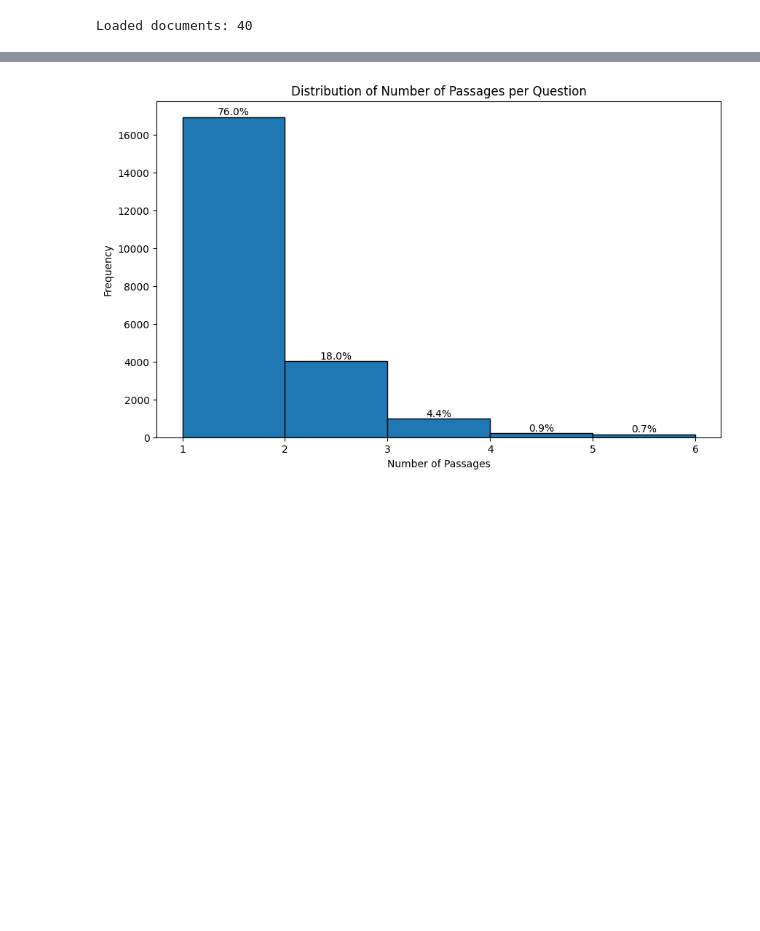
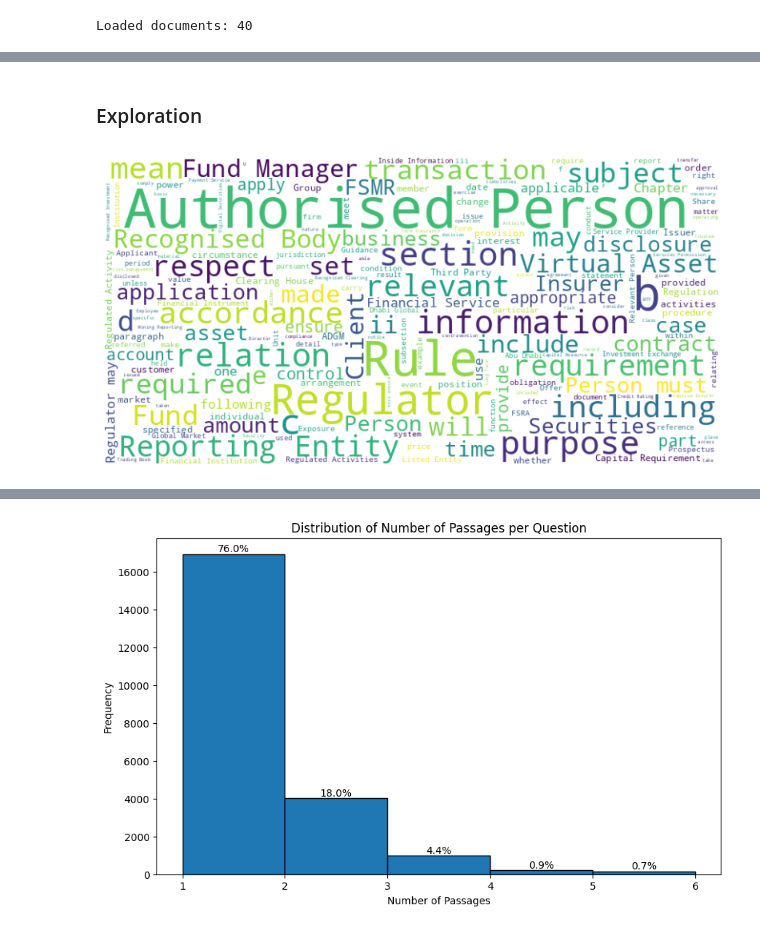
Before and after one commit to davidsequera/LegalRanker, a Jupyter notebook: main.ipynb, the cells around one changed output, grey strips where cells are left out. Drawn from its saved outputs; the diff is of its cells as text; code cells hidden in the pictures; blank space fills up the shorter version.

```diff
--- a/main.ipynb
+++ b/main.ipynb
@@ -101,0 +140,3 @@ questions
+# %%
+filtered_passages = passages[passages['Passage'].str.len() > 0]
+filtered_passages
@@ -102,3 +183,21 @@ questions
+# %% [markdown]
+### Exploration
+# %%
+from wordcloud import WordCloud
+
+# Combine all passages into a single string
+text = " ".join(filtered_passages['Passage'].tolist())
+
+# Generate the word cloud
+wordcloud = WordCloud(width=800, height=400, background_color='white').generate(text)
+
+# Plot the word cloud
+plt.figure(figsize=(10, 5))
+plt.imshow(wordcloud, interpolation='bilinear')
+plt.axis('off')
+plt.show()
+# %% [output]
+[figure, added]
 # %%
 # Calculate the number of passages per document
 num_passages_per_document = [len(doc) for doc in documents]
```
Also changed, not shown: parts of 50 cells of this notebook.
